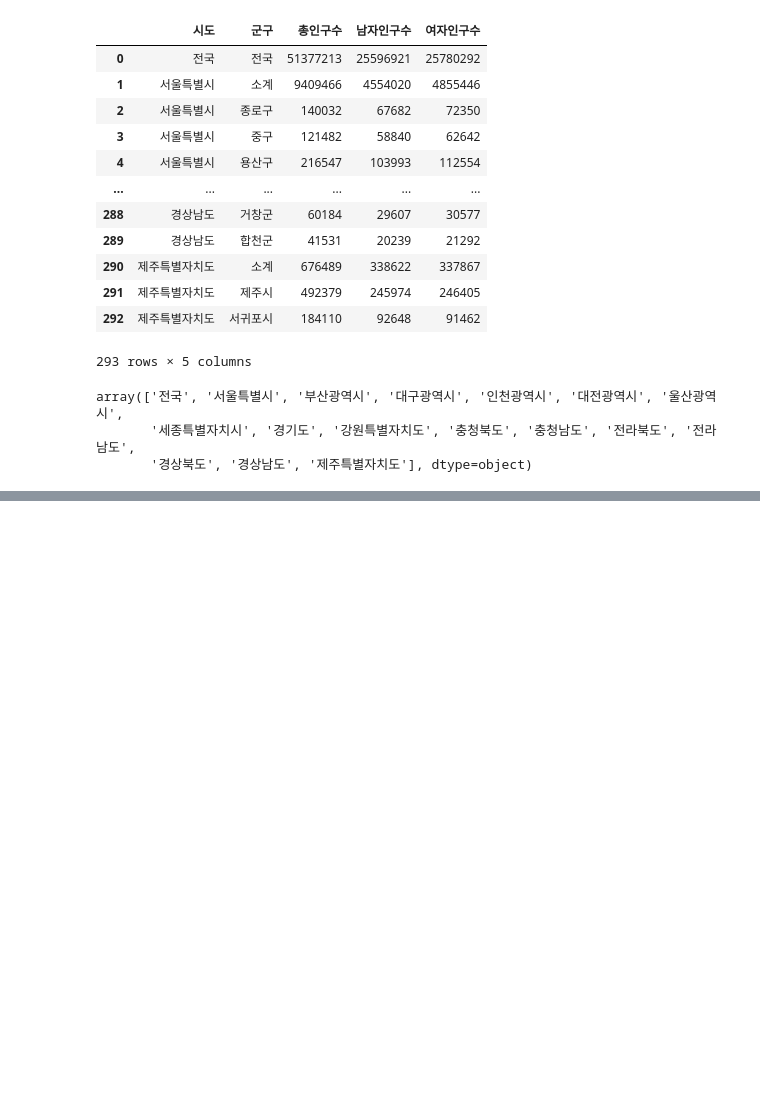
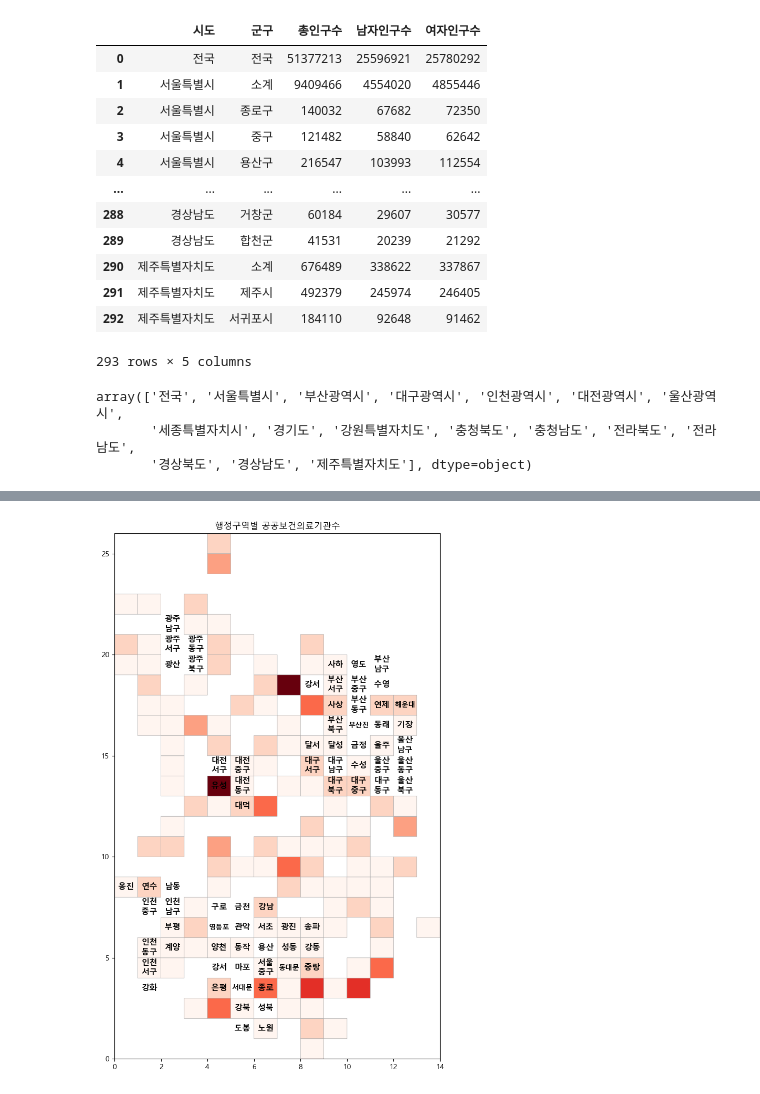
Before and after one commit to mewzzangzzang/bigdata, a Jupyter notebook: 해정구역별공공의료기관분석.ipynb, the cells around one changed output, grey strips where cells are left out. Cells and saved outputs as stored; diff of their text form; code cells hidden in the pictures; blank space fills up the shorter version.

```diff
--- a/해정구역별공공의료기관분석.ipynb
+++ b/해정구역별공공의료기관분석.ipynb
@@ -241,0 +443,3 @@ addr_polulation
+# %%
+data_draw_korea['시도군구']=data_draw_korea.apply(lambda r: r['광역시도']+' '+r['행정구역'], axis=1)
+data_draw_korea
@@ -241,0 +460,5 @@ addr_polulation
+# %%
+data_draw_korea=data_draw_korea.set_index('시도군구')
+# %%
+data_population=pd.merge(data_draw_korea,addr_polulation2,how='outer',left_index=True,right_index=True)
+data_population=data_population.drop_duplicates(subset=['x','y'])
@@ -241,0 +498,39 @@ addr_polulation
+# %%
+def draw_blockMap(blockedMap,targetData,title,color):
+  # print('blockMap 그리기')
+  # 지도 안에 라벨링(행정군구 이름을 표시) 타이틀을 어떻게 나타낼것인가(whitelabel)
+  whitelabelmin=(max(blockedMap[targetData]-min(blockedMap[targetData]))*0.25+min((blockedMap[targetData])))
+  # 데이터 라벨설정
+  datalabel=targetData
+  vmin=min(blockedMap[targetData])
+  vmax=max(blockedMap[targetData])
+  # 블록앱의 데이터는 기본값으로 인덱스 설정 y 엑셀데이터를 데이터프레임화 바이브(중복값x)
+  mapdata=blockedMap.pivot(index='y',columns='x',values=targetData)
+  masked_mapdata=np.ma.masked_where(np.isnan(mapdata),mapdata)
+  plt.figure(figsize=(8,13))
+  plt.title(title)
+  plt.pcolor(masked_mapdata,vmin=vmin,vmax=vmax,cmap=color,edgecolor='#aaaaaa',linewidth=0.5)
+
+  # 행정구역 글
+  for idx,row in blockedMap.iterrows():
+    annocolor='white' if row[targetData] > whitelabelmin else 'black'
+    if row['광역시도'].endswith('시') and not row['광역시도'].startswith('세종'):
+      dispname='{}\n{}'.format(row['광역시도'][:2],row['행정구역'][:-1])
+      if len(row['행정구역'])<=2:
+        dispname+=row['행정구역'][-1]
+      else:
+        dispname=row['행정구역'][:-1]
+
+      if len(dispname.splitlines()[-1])>=3:
+        fontsize,linespacing=9.5,1.5
+      else:
+        fontsize,linespacing=11,1.2
+      plt.annotate(dispname,(row['x']+0.5,row['y']+0.5),weight='bold',fontsize=fontsize,ha='center',va='center',linespacing=linespacing)
+      for path in BORDER_LINES:
+        ys,xs=zip(*path)
+
+  plt.show()
+# %%
+draw_blockMap(data_population,'count','행정구역별 공공보건의료기관수','Reds')
+# %% [output]
+[figure, added]
```
Also changed, not shown: parts of 28 cells of this notebook, 5 other files.
